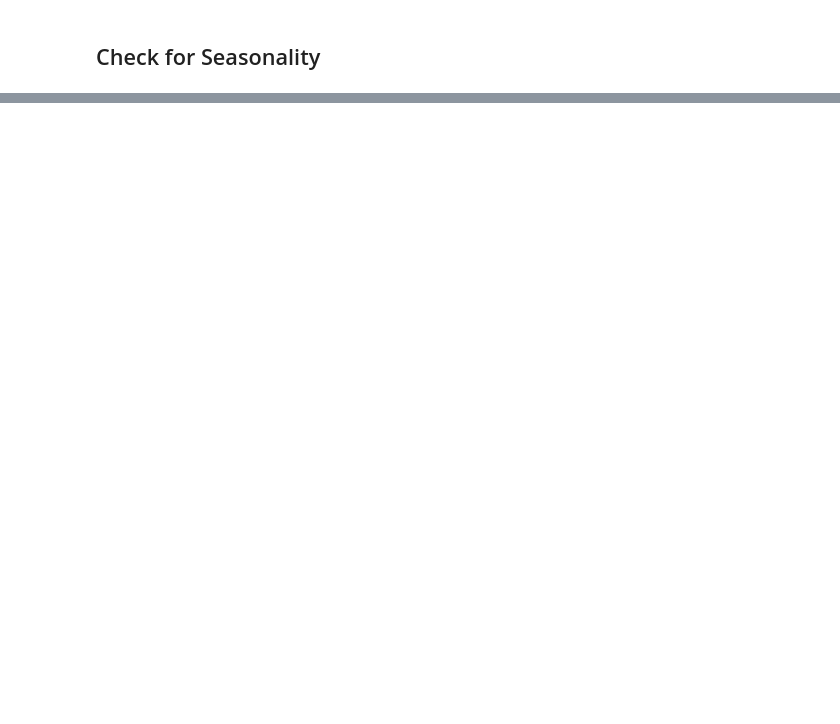
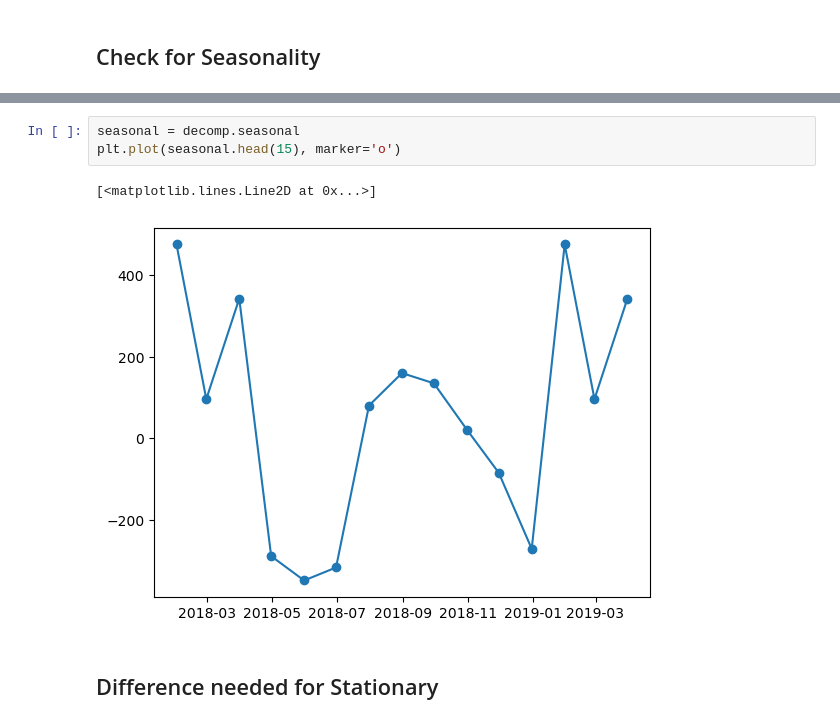
Before and after one commit to brittanymlassiter/GridSearch-SARIMA-Model, a Jupyter notebook: Gridsearch SARIMA Models (Core).ipynb, the cells around one changed output, grey strips where cells are left out. Drawn from its saved outputs; the diff is of its cells as text; blank space fills up the shorter version.

```diff
--- a/Gridsearch SARIMA Models (Core).ipynb
+++ b/Gridsearch SARIMA Models (Core).ipynb
@@ -436,0 +461,8 @@ ValueError: You must specify a period or x must be a pandas object with a Period
+# %%
+seasonal = decomp.seasonal
+plt.plot(seasonal.head(15), marker='o')
+# %% [output]
+[<matplotlib.lines.Line2D at 0x...>]
+[figure, added]
+# %% [markdown]
+## Difference needed for Stationary
```
Also changed, not shown: parts of 27 cells of this notebook.
